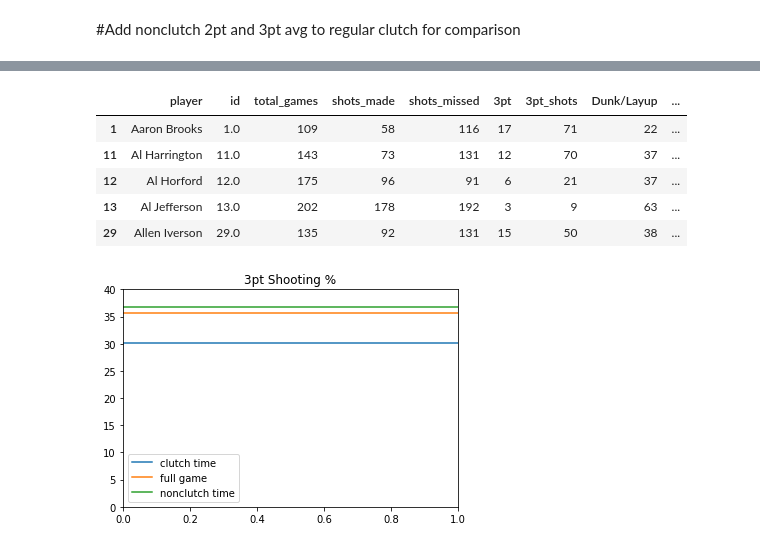
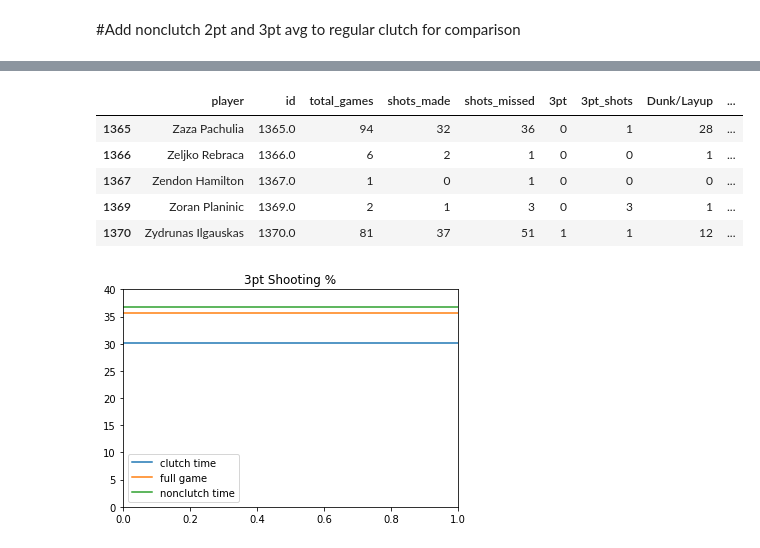
Before and after one commit to deepakchandi/clutch-baller, a Jupyter notebook: clutch.ipynb, the cells around one changed output, grey strips where cells are left out. Saved outputs shown, nothing was run; the diff lists cells and outputs as text; code cells hidden in the pictures.

```diff
--- a/clutch.ipynb
+++ b/clutch.ipynb
@@ -156,12 +165,12 @@ reg_stats.tail()
 # %%
-clutch_stats.head()
+clutch_stats.tail()
 # %% [output]
 |  | player | id | total_games | shots_made | shots_missed | 3pt | 3pt_shots | Dunk/Layup | ... |
-| 1 | Aaron Brooks | 1.0 | 109 | 58 | 116 | 17 | 71 | 22 | ... |
-| 11 | Al Harrington | 11.0 | 143 | 73 | 131 | 12 | 70 | 37 | ... |
-| 12 | Al Horford | 12.0 | 175 | 96 | 91 | 6 | 21 | 37 | ... |
-| 13 | Al Jefferson | 13.0 | 202 | 178 | 192 | 3 | 9 | 63 | ... |
-| 29 | Allen Iverson | 29.0 | 135 | 92 | 131 | 15 | 50 | 38 | ... |
+| 1365 | Zaza Pachulia | 1365.0 | 94 | 32 | 36 | 0 | 1 | 28 | ... |
+| 1366 | Zeljko Rebraca | 1366.0 | 6 | 2 | 1 | 0 | 0 | 1 | ... |
+| 1367 | Zendon Hamilton | 1367.0 | 1 | 0 | 1 | 0 | 0 | 0 | ... |
+| 1369 | Zoran Planinic | 1369.0 | 2 | 1 | 3 | 0 | 3 | 1 | ... |
+| 1370 | Zydrunas Ilgauskas | 1370.0 | 81 | 37 | 51 | 1 | 1 | 12 | ... |
 # %%
 plt.plot(np.arange(len(clutch_stats)), clutch_stats.league_3pt_avg, label = 'clutch time')
 
```
Also changed, not shown: parts of 11 cells of this notebook, 3 other files.
